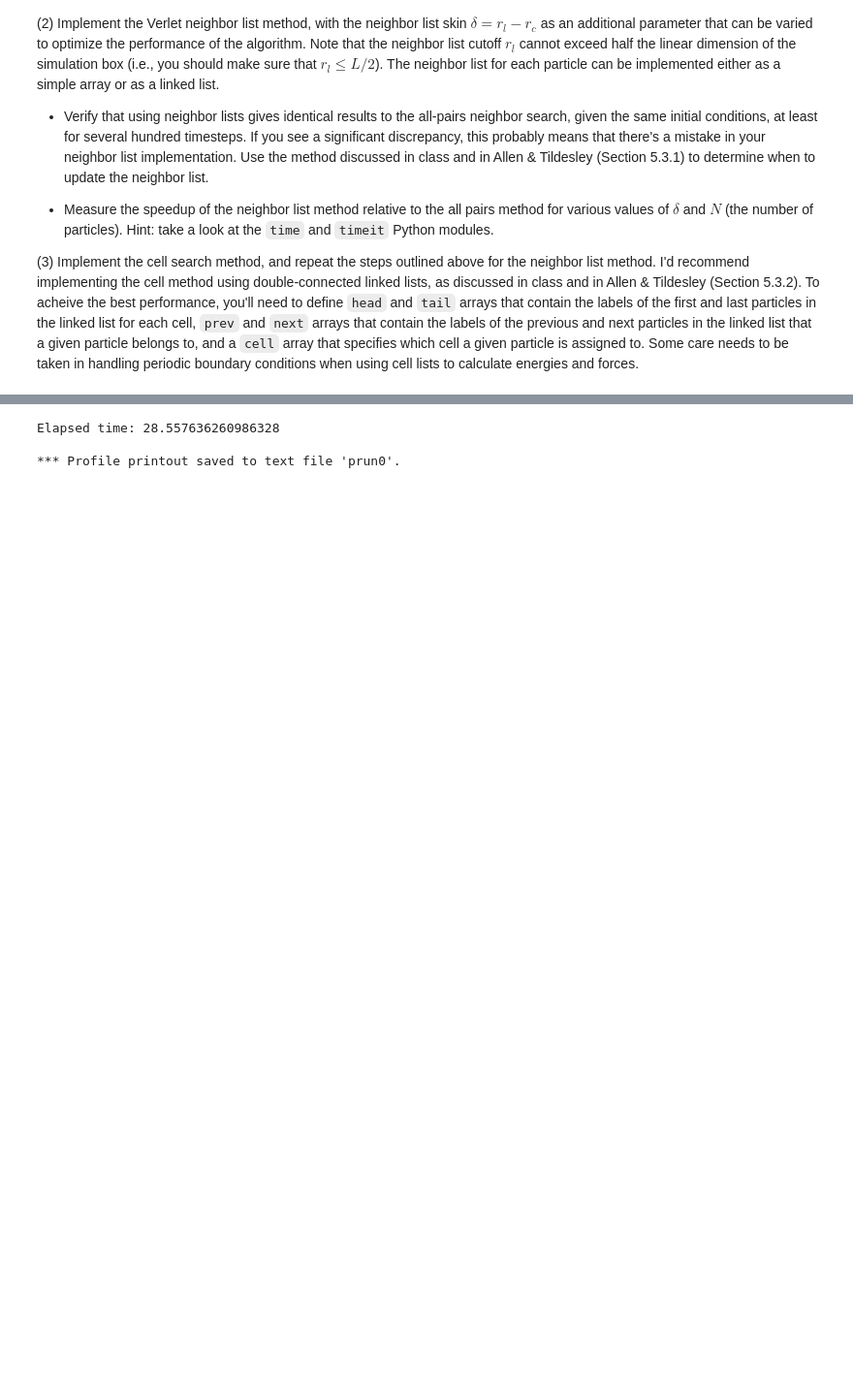
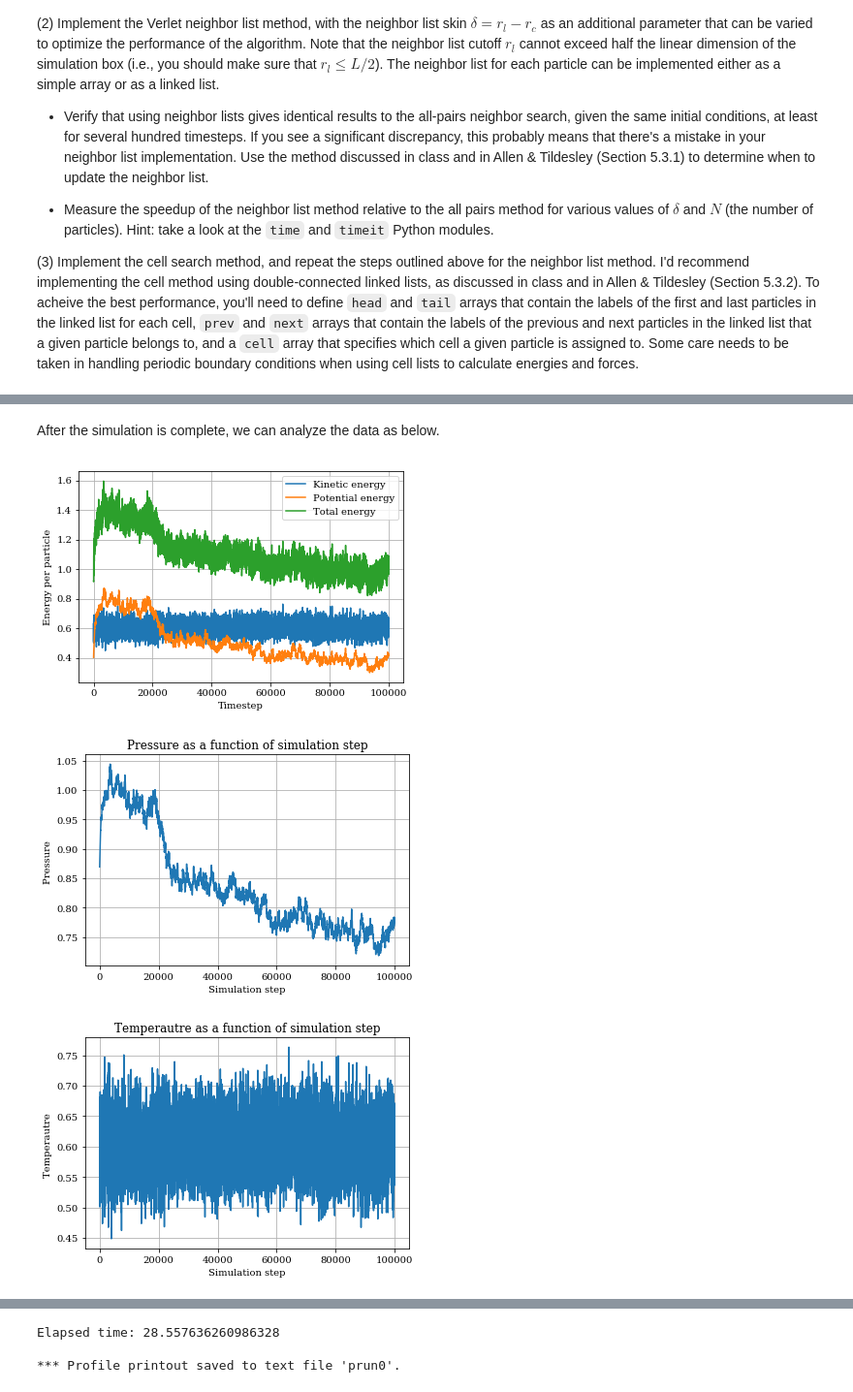
Before and after one commit to wehs7661/CompPhys, a Jupyter notebook: Exercises/Exercise_02.ipynb, the cells around one changed output, grey strips where cells are left out. Shown at 97% size. Cells and saved outputs as stored; diff of their text form; code cells hidden in the pictures; blank space fills up the shorter version.

```diff
--- a/Exercises/Exercise_02.ipynb
+++ b/Exercises/Exercise_02.ipynb
@@ -35,0 +264,23 @@ MD = MolecularDynamics(param)
+# %%
+param = Initialization('Exercise_02.yml')
+param.N_steps = 100000
+param.N_particles = 200
+param.box_length = (param.N_particles / 0.8) ** (1 / param.dimension)
+param.velo_method = 'maxwell'
+param.temp = 0.6
+param.search_method = 'verlet'
+param.delta = 0.25
+
+param.E_p = 'yes'
+param.tcoupl = 'Andersen'
+param.t_ref = 0.6
+param.print_coords = 'no'
+param.print_temp = 'yes'
+param.print_pressure = 'yes'
+
+MD = MolecularDynamics(param)
+
+t1 = time.time()
+MD.verlet_integration(MD.velocities, MD.coords)
+t2 = time.time()
+print('Time elapsed: ', t2 - t1)
@@ -35,0 +289,11 @@ MD = MolecularDynamics(param)
+# %% [markdown]
+After the simulation is complete, we can analyze the data as below.
+# %%
+TA = TrajAnalysis(MD, 'Exercise_02_traj.yml')
+TA.plot_MD_energy()
+TA.plot_2d(TA.pressure, 'Pressure')
+TA.plot_2d(TA.temp, 'Temperautre')
+# %% [output]
+[figure, added]
+[figure, added]
+[figure, added]
```
Also changed, not shown: parts of 34 cells of this notebook, 4 other files.
